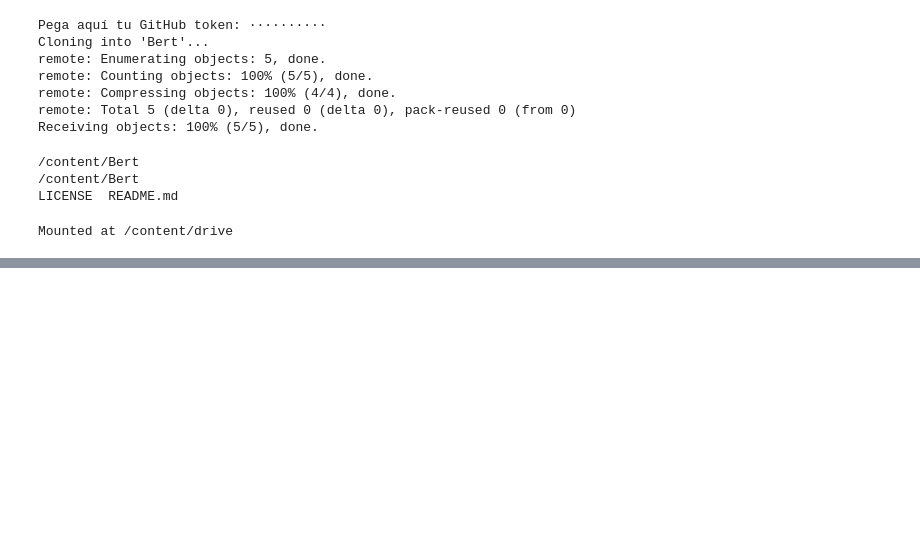
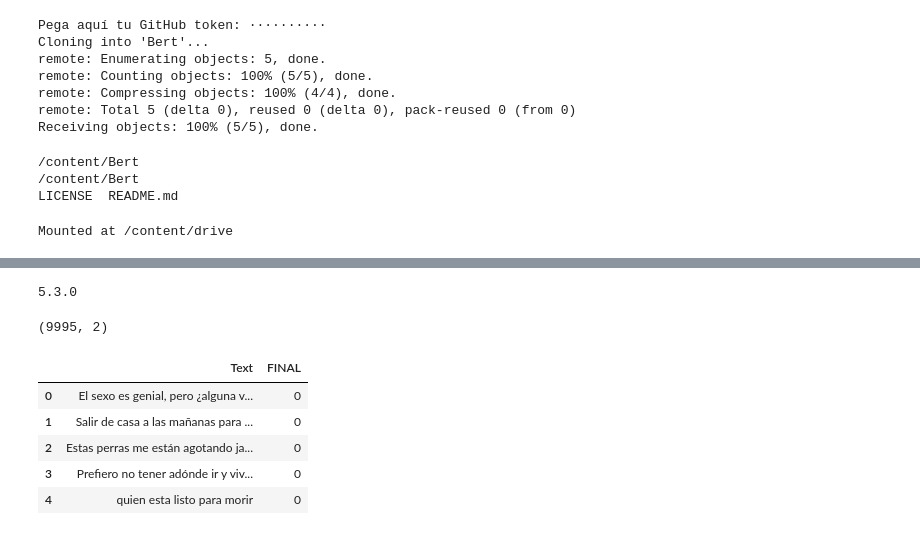
Before and after one commit to acronopiovm/Bert, a Jupyter notebook: Develop.ipynb, the cells around one changed output, grey strips where cells are left out. Drawn from its saved outputs; the diff is of its cells as text; code cells hidden in the pictures; blank space fills up the shorter version.

```diff
--- a/Develop.ipynb
+++ b/Develop.ipynb
@@ -33,0 +118,5 @@ Mounted at /content/drive
+# %%
+import transformers
+print(transformers.__version__)
+# %% [output]
+5.3.0
@@ -33,0 +125,13 @@ Mounted at /content/drive
+# %%
+df.shape
+# %% [output]
+(9995, 2)
+# %%
+df.head()
+# %% [output]
+|  | Text | FINAL |
+| 0 | El sexo es genial, pero ¿alguna v... | 0 |
+| 1 | Salir de casa a las mañanas para ... | 0 |
+| 2 | Estas perras me están agotando ja... | 0 |
+| 3 | Prefiero no tener adónde ir y viv... | 0 |
+| 4 | quien esta listo para morir | 0 |
```
Also changed, not shown: parts of 32 cells of this notebook.
